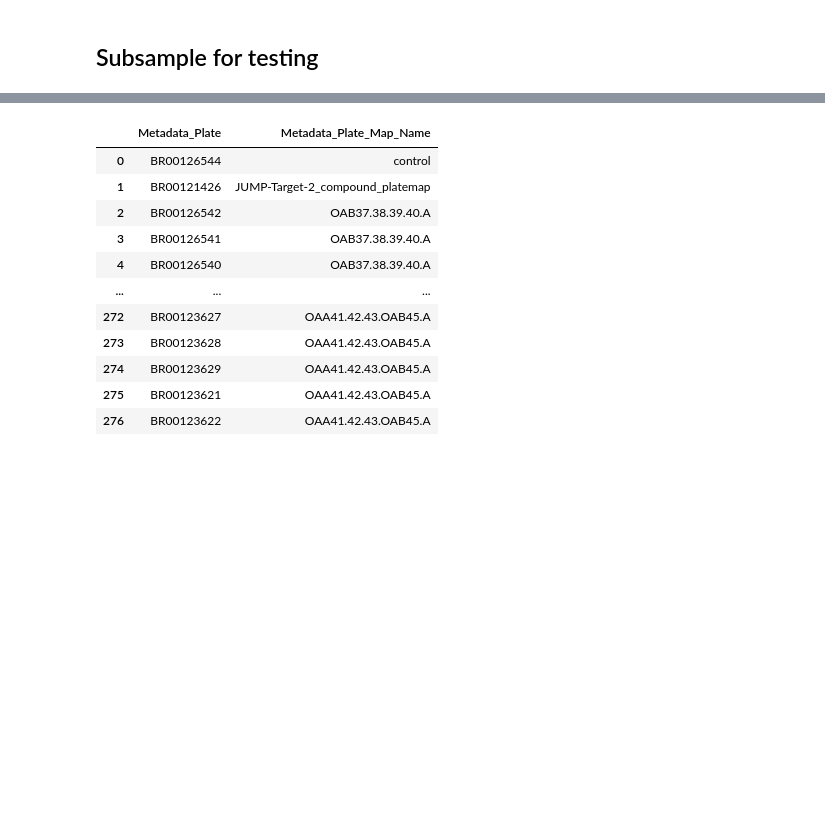
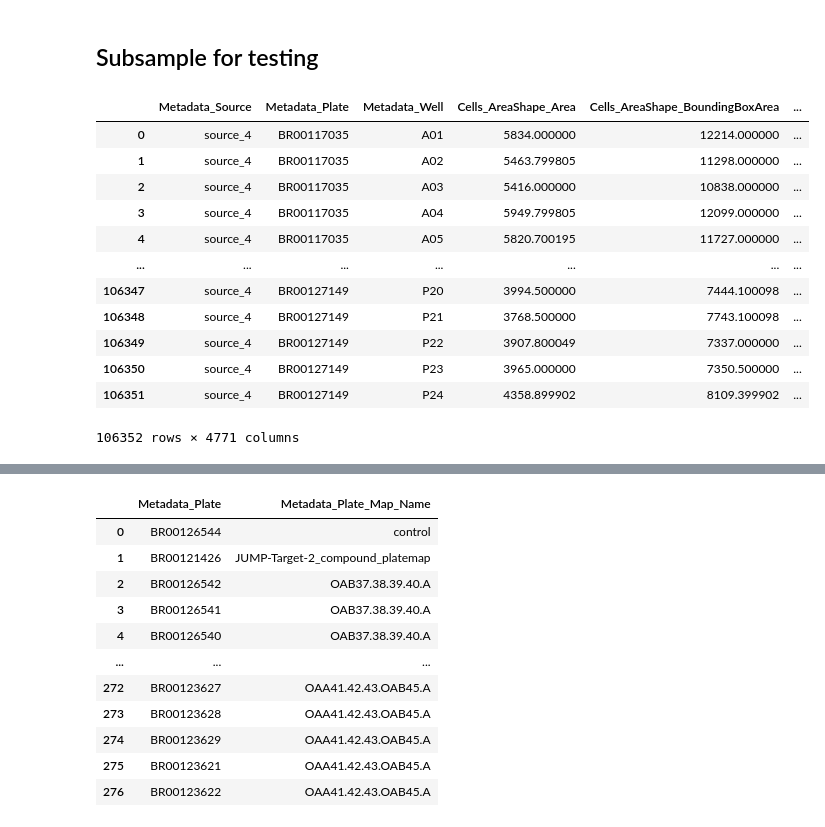
Before and after one commit to broadinstitute/position-effect-correction, a Jupyter notebook: 1.load/1-setup.ipynb, the cells around one changed output, grey strips where cells are left out. Cells and saved outputs as stored; diff of their text form; code cells hidden in the pictures; blank space fills up the shorter version.

```diff
--- a/1.load/1-setup.ipynb
+++ b/1.load/1-setup.ipynb
@@ -104,2 +114,19 @@ ann_dframe.to_parquet("output/metadata_profiles_batch6.parquet", index=False)
+# %%
+profiles = pd.read_parquet("input/raw_profiles.parquet")
+profiles
+# %% [output]
+|  | Metadata_Source | Metadata_Plate | Metadata_Well | Cells_AreaShape_Area | Cells_AreaShape_BoundingBoxArea | ... |
+| 0 | source_4 | BR00117035 | A01 | 5834.000000 | 12214.000000 | ... |
+| 1 | source_4 | BR00117035 | A02 | 5463.799805 | 11298.000000 | ... |
+| 2 | source_4 | BR00117035 | A03 | 5416.000000 | 10838.000000 | ... |
+| 3 | source_4 | BR00117035 | A04 | 5949.799805 | 12099.000000 | ... |
+| 4 | source_4 | BR00117035 | A05 | 5820.700195 | 11727.000000 | ... |
+| ... | ... | ... | ... | ... | ... | ... |
+| 106347 | source_4 | BR00127149 | P20 | 3994.500000 | 7444.100098 | ... |
+| 106348 | source_4 | BR00127149 | P21 | 3768.500000 | 7743.100098 | ... |
+| 106349 | source_4 | BR00127149 | P22 | 3907.800049 | 7337.000000 | ... |
+| 106350 | source_4 | BR00127149 | P23 | 3965.000000 | 7350.500000 | ... |
+| 106351 | source_4 | BR00127149 | P24 | 4358.899902 | 8109.399902 | ... |
+106352 rows × 4771 columns
 # %%
 profiles = pd.read_parquet("input/raw_profiles.parquet")
```
Also changed, not shown: parts of 14 cells of this notebook, 6 other files.
